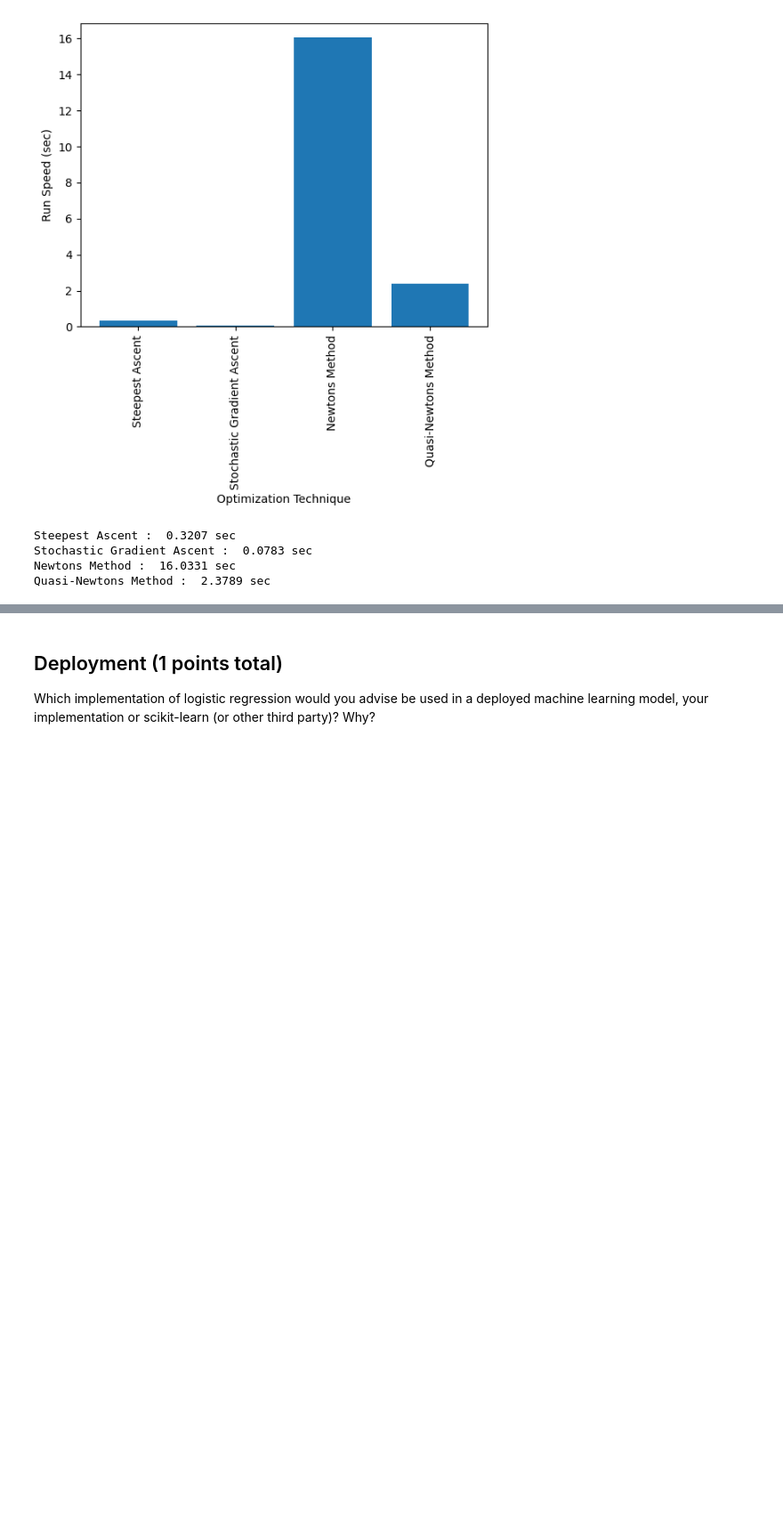
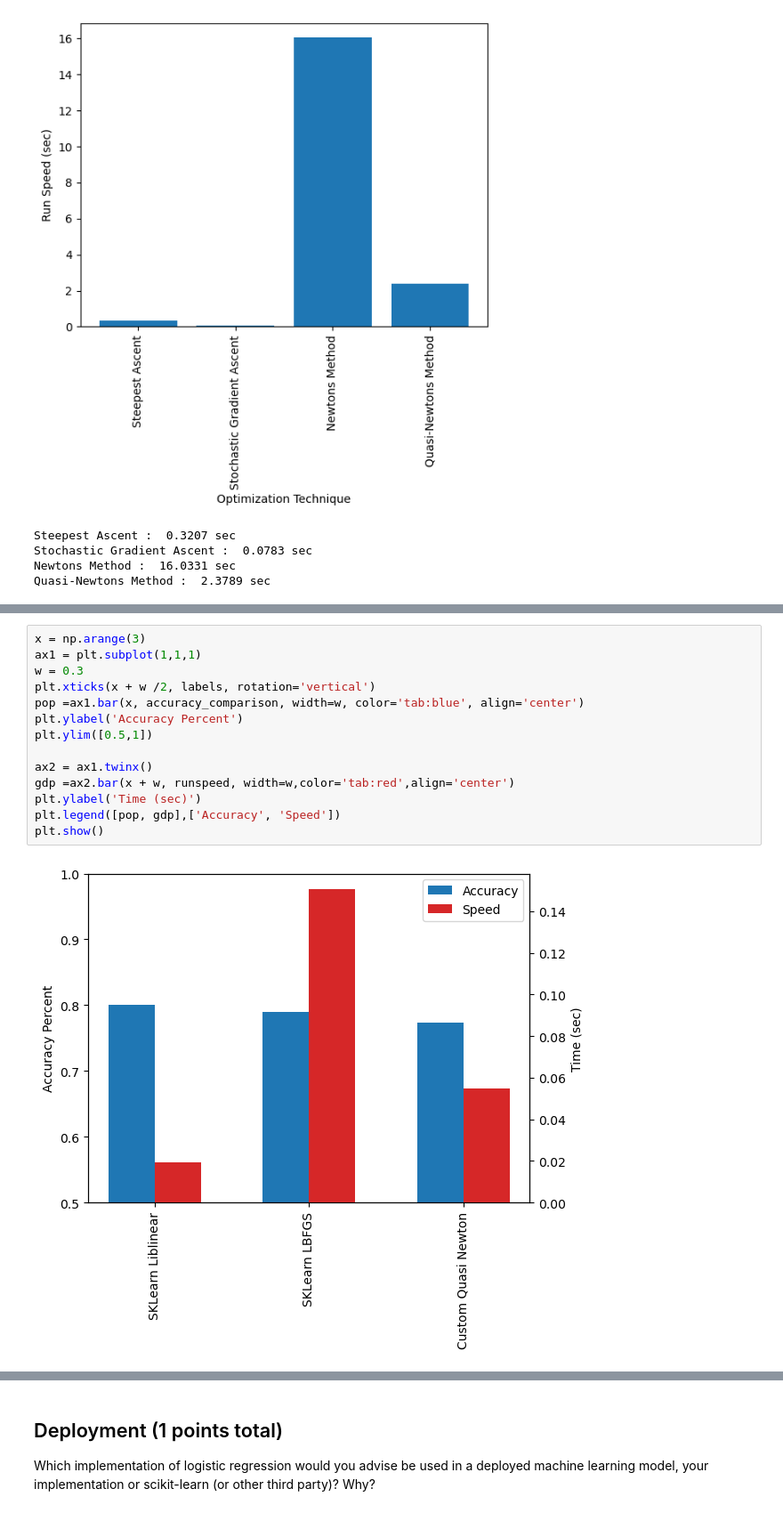
Before and after one commit to bennyandthejetss/ML_Lab3, a Jupyter notebook: Lab3.ipynb, the cells around one changed output, grey strips where cells are left out. Shown at 89% size. Saved outputs shown, nothing was run; the diff lists cells and outputs as text; blank space fills up the shorter version.

```diff
--- a/Lab3.ipynb
+++ b/Lab3.ipynb
@@ -625,0 +630,16 @@ Wall time: 141 ms
+# %%
+x = np.arange(3)
+ax1 = plt.subplot(1,1,1)
+w = 0.3
+plt.xticks(x + w /2, labels, rotation='vertical')
+pop =ax1.bar(x, accuracy_comparison, width=w, color='tab:blue', align='center')
+plt.ylabel('Accuracy Percent')
+plt.ylim([0.5,1])
+
+ax2 = ax1.twinx()
+gdp =ax2.bar(x + w, runspeed, width=w,color='tab:red',align='center')
+plt.ylabel('Time (sec)')
+plt.legend([pop, gdp],['Accuracy', 'Speed'])
+plt.show()
+# %% [output]
+[figure, added]
```
Also changed, not shown: parts of 9 cells of this notebook.
